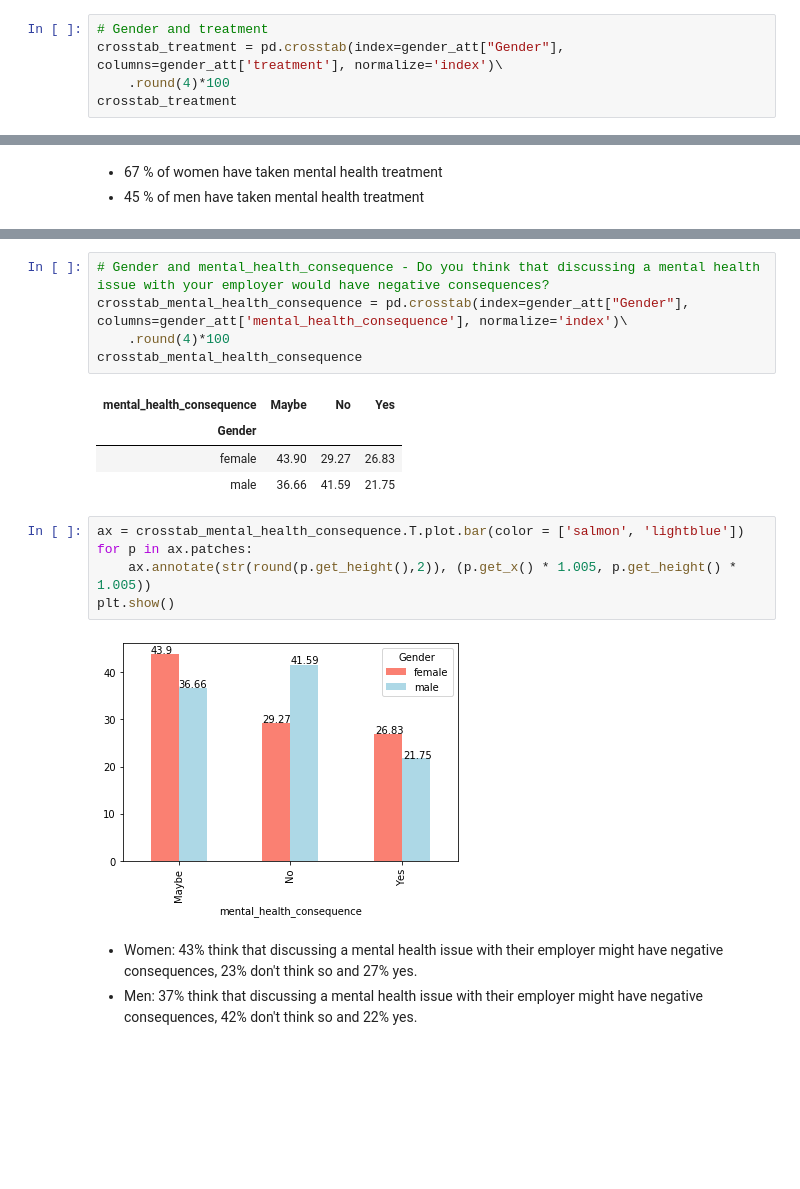
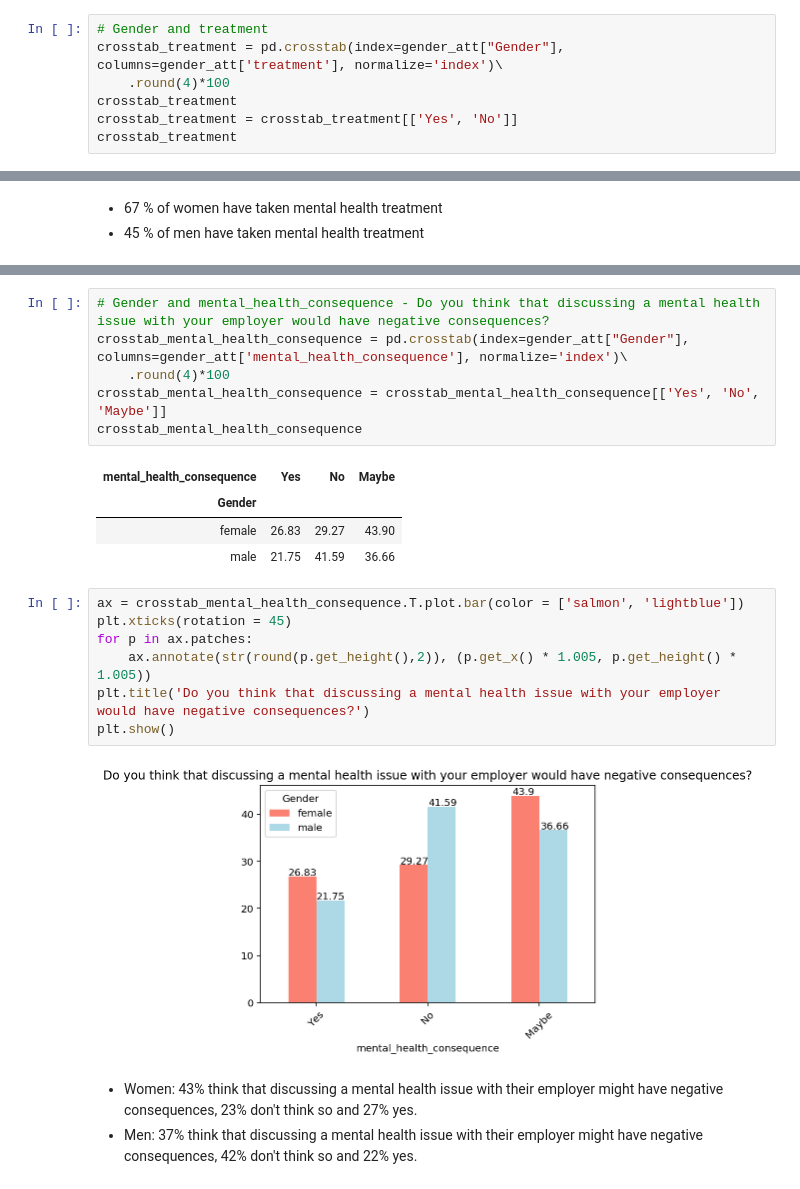
Before and after one commit to chriszapp/data-squad-32_EDA, a Jupyter notebook: Attitude towards mental health.ipynb, the cells around one changed output, grey strips where cells are left out. Cells and saved outputs as stored; diff of their text form; blank space fills up the shorter version.

```diff
--- a/Attitude towards mental health.ipynb
+++ b/Attitude towards mental health.ipynb
@@ -109,4 +128,6 @@ female_att = gender_att.loc[gender_att['Gender'] == 'female']
 crosstab_treatment = pd.crosstab(index=gender_att["Gender"], columns=gender_att['treatment'], normalize='index')\
     .round(4)*100
 crosstab_treatment
+crosstab_treatment = crosstab_treatment[['Yes', 'No']]
+crosstab_treatment
 # %% [output]
@@ -128,19 +159,22 @@ plt.show()
 # Gender and mental_health_consequence - Do you think that discussing a mental health issue with your employer would have negative consequences?
 crosstab_mental_health_consequence = pd.crosstab(index=gender_att["Gender"], columns=gender_att['mental_health_consequence'], normalize='index')\
     .round(4)*100
+crosstab_mental_health_consequence = crosstab_mental_health_consequence[['Yes', 'No', 'Maybe']]
 crosstab_mental_health_consequence
 # %% [output]
-| mental_health_consequence | Maybe | No | Yes |
+| mental_health_consequence | Yes | No | Maybe |
 | Gender |  |  |  |
-| female | 43.90 | 29.27 | 26.83 |
-| male | 36.66 | 41.59 | 21.75 |
+| female | 26.83 | 29.27 | 43.90 |
+| male | 21.75 | 41.59 | 36.66 |
 # %%
 ax = crosstab_mental_health_consequence.T.plot.bar(color = ['salmon', 'lightblue'])
+plt.xticks(rotation = 45)
 for p in ax.patches:
     ax.annotate(str(round(p.get_height(),2)), (p.get_x() * 1.005, p.get_height() * 1.005))
+plt.title('Do you think that discussing a mental health issue with your employer would have negative consequences?')
 plt.show()
 # %% [output]
-[figure, old version]
+[figure, new version]
 # %% [markdown]
 - Women: 43% think that discussing a mental health issue with their employer might have negative consequences, 23% don't think so and 27% yes.
 - Men: 37% think that discussing a mental health issue with their employer might have negative consequences, 42% don't think so and 22% yes.
```
Also changed, not shown: parts of 27 cells of this notebook, 1 other file.
